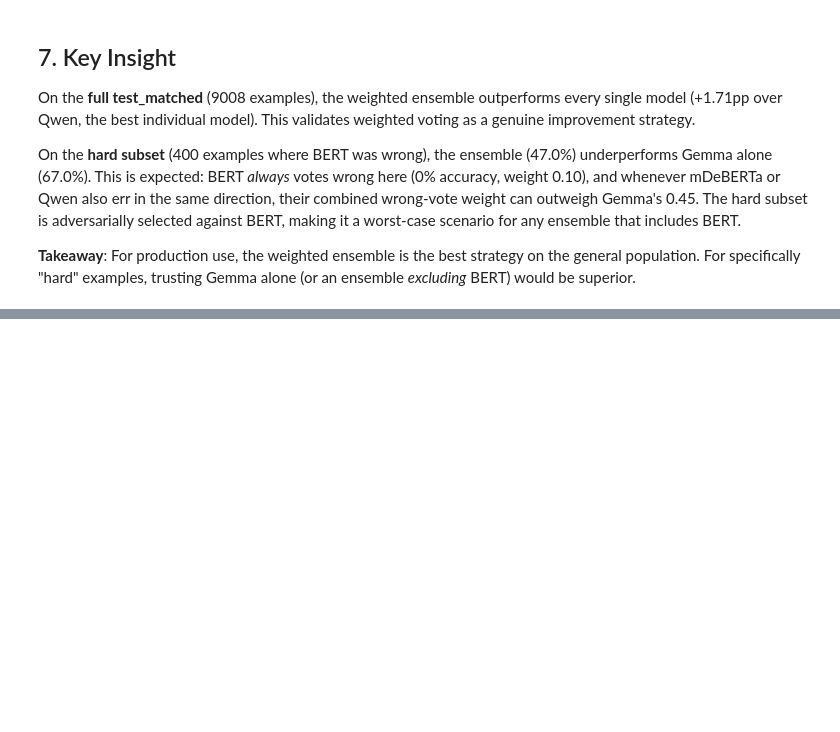
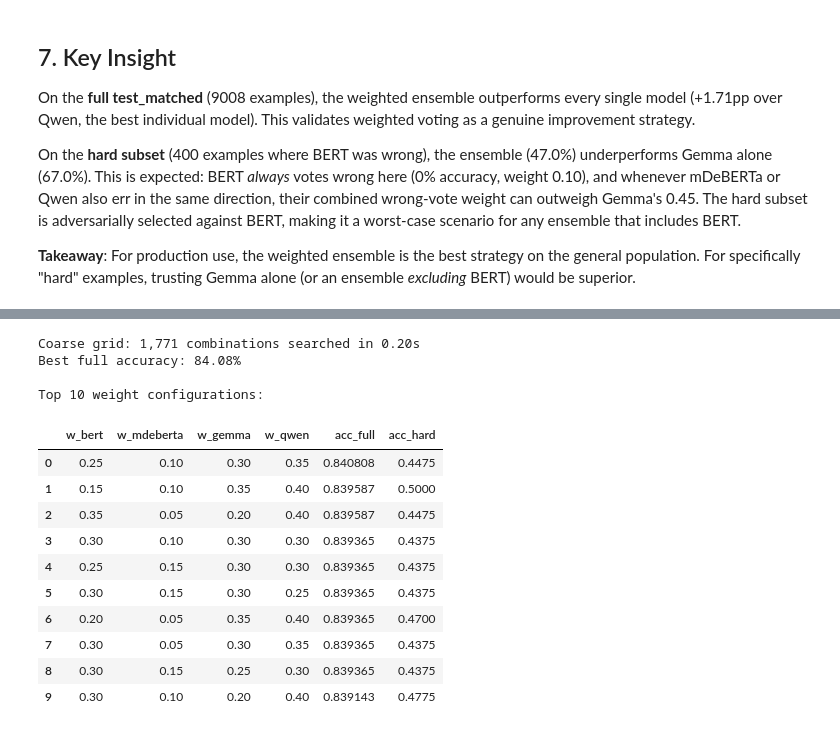
Before and after one commit to yilmazzey/NLP-NLI, a Jupyter notebook: ensemble/ensemble_attempt.ipynb, the cells around one changed output, grey strips where cells are left out. Cells and saved outputs as stored; diff of their text form; code cells hidden in the pictures; blank space fills up the shorter version.

```diff
--- a/ensemble/ensemble_attempt.ipynb
+++ b/ensemble/ensemble_attempt.ipynb
@@ -358,0 +393,63 @@ On the **hard subset** (400 examples where BERT was wrong), the ensemble (47.0%)
+# %%
+import time
+
+
+def grid_search_weights(oh_eval, gold_eval, oh_secondary, gold_secondary, step=0.05):
+    """Exhaustive grid search over the 4-weight simplex.
+
+    Returns a DataFrame sorted by primary accuracy (descending).
+    """
+    ticks = np.arange(0.0, 1.0 + step / 2, step)
+    rows = []
+
+    for wb in ticks:
+        for wm in ticks:
+            for wg in ticks:
+                wq = round(1.0 - wb - wm - wg, 10)
+                if wq < -1e-9 or wq > 1.0 + 1e-9:
+                    continue
+                wq = np.clip(wq, 0.0, 1.0)
+
+                w = np.array([wb, wm, wg, wq])  # shape (4,)
+
+                # scores = sum_m w[m] * oh[m]  →  einsum 'm,mnc->nc'
+                scores = np.einsum("m,mnc->nc", w, oh_eval)
+                acc = (np.argmax(scores, axis=1) == gold_eval).mean()
+
+                scores_s = np.einsum("m,mnc->nc", w, oh_secondary)
+                acc_s = (np.argmax(scores_s, axis=1) == gold_secondary).mean()
+
+                rows.append({
+                    "w_bert": wb, "w_mdeberta": wm, "w_gemma": wg, "w_qwen": wq,
+                    "acc_full": acc, "acc_hard": acc_s,
+                })
+
+    df = pd.DataFrame(rows).sort_values("acc_full", ascending=False).reset_index(drop=True)
+    return df
+
+
+# --- Coarse pass (step = 0.05) ---
+t0 = time.perf_counter()
+grid_coarse = grid_search_weights(oh_full, gold_full, oh_hard, true_hard, step=0.05)
+t1 = time.perf_counter()
+
+print(f"Coarse grid: {len(grid_coarse):,} combinations searched in {t1-t0:.2f}s")
+print(f"Best full accuracy: {grid_coarse.iloc[0]['acc_full']*100:.2f}%")
+print(f"\nTop 10 weight configurations:\n")
+grid_coarse.head(10)
+# %% [output]
+Coarse grid: 1,771 combinations searched in 0.20s
+Best full accuracy: 84.08%
+
+Top 10 weight configurations:
+|  | w_bert | w_mdeberta | w_gemma | w_qwen | acc_full | acc_hard |
+| 0 | 0.25 | 0.10 | 0.30 | 0.35 | 0.840808 | 0.4475 |
+| 1 | 0.15 | 0.10 | 0.35 | 0.40 | 0.839587 | 0.5000 |
+| 2 | 0.35 | 0.05 | 0.20 | 0.40 | 0.839587 | 0.4475 |
+| 3 | 0.30 | 0.10 | 0.30 | 0.30 | 0.839365 | 0.4375 |
+| 4 | 0.25 | 0.15 | 0.30 | 0.30 | 0.839365 | 0.4375 |
+| 5 | 0.30 | 0.15 | 0.30 | 0.25 | 0.839365 | 0.4375 |
+| 6 | 0.20 | 0.05 | 0.35 | 0.40 | 0.839365 | 0.4700 |
+| 7 | 0.30 | 0.05 | 0.30 | 0.35 | 0.839365 | 0.4375 |
+| 8 | 0.30 | 0.15 | 0.25 | 0.30 | 0.839365 | 0.4375 |
+| 9 | 0.30 | 0.10 | 0.20 | 0.40 | 0.839143 | 0.4775 |
```
Also changed, not shown: parts of 25 cells of this notebook, 10 other files.
